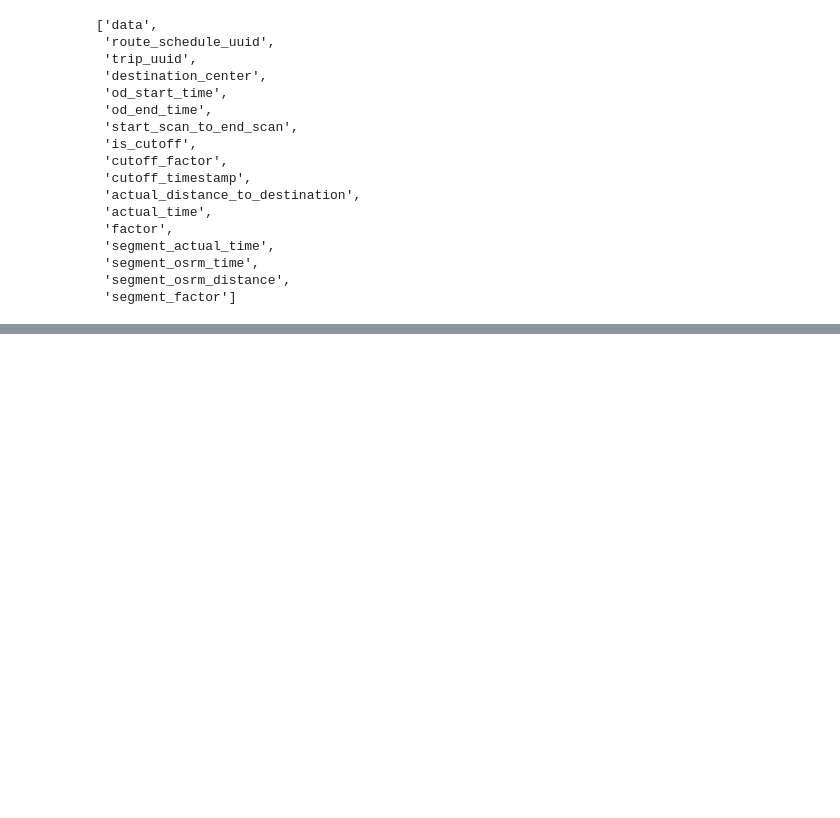
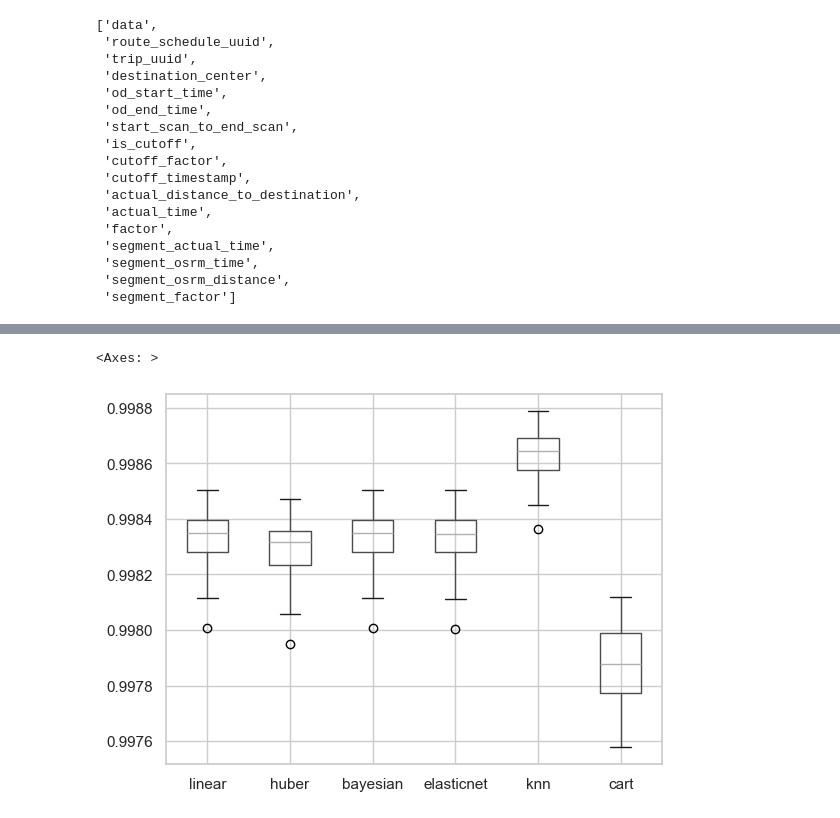
Before and after one commit to qweqwedfa/ProgrammingIndividual, a Jupyter notebook: Improvement_with_python.ipynb, the cells around one changed output, grey strips where cells are left out. Drawn from its saved outputs; the diff is of its cells as text; code cells hidden in the pictures; blank space fills up the shorter version.

```diff
--- a/Improvement_with_python.ipynb
+++ b/Improvement_with_python.ipynb
@@ -710,0 +869,33 @@ uncertain_columns_forTraining
+# %%
+# since we have make regression on the train dataset and receive ideal performace, testing dataset should also be tried
+class FormatDataset:
+    def __init__(self,df_):
+        self.raw_df = df_
+
+    def essential_info_extractor(self):
+        return_df = self.raw_df[['source_center','trip_creation_time','osrm_distance', 'osrm_time' ,'route_type']]
+        return_df['trip_creation_time'] = pd.to_datetime(return_df['trip_creation_time'])
+        return_df['trip_creation_time'] = return_df['trip_creation_time'].dt.hour
+        return_df = return_df.dropna(axis=1)
+        self.raw_df = return_df
+
+    def feature_creation(self):
+        return_df = pd.merge(self.raw_df, Tobemerged_burden, on='source_center', how='right')
+        return_df = return_df.drop(columns='source_center', axis=1)
+        #return return_df
+        self.raw_df = return_df
+
+    def get_dummies(self):
+        return_df = pd.get_dummies(self.raw_df, columns=['route_type', 'SourceBurden'])
+        #return return_df
+        self.raw_df = return_df
+
+    def get_result(self):
+        self.essential_info_extractor()
+        self.feature_creation()
+        self.get_dummies()
+        return self.raw_df
+
+Format_ = FormatDataset(test_df)
+Tobetested_testDF = Format_.get_result()
+Tobetested_testDF
@@ -710,0 +927,4 @@ uncertain_columns_forTraining
+# %%
+Tobetested_testDF.isnull().sum()
+Tobetested_testDF = Tobetested_testDF.dropna()
+Tobetested_testDF.isnull().sum()
@@ -710,0 +941,9 @@ uncertain_columns_forTraining
+# %%
+regression_on_test = RegressionClass(Tobetested_testDF)
+regression_df_test = regression_on_test.regression_main()
+# %%
+regression_df_test.boxplot()
+# the performance is silimar with the training dataset, representing the robortness
+# %% [output]
+<Axes: >
+[figure, added]
```
Also changed, not shown: parts of 12 cells of this notebook.
